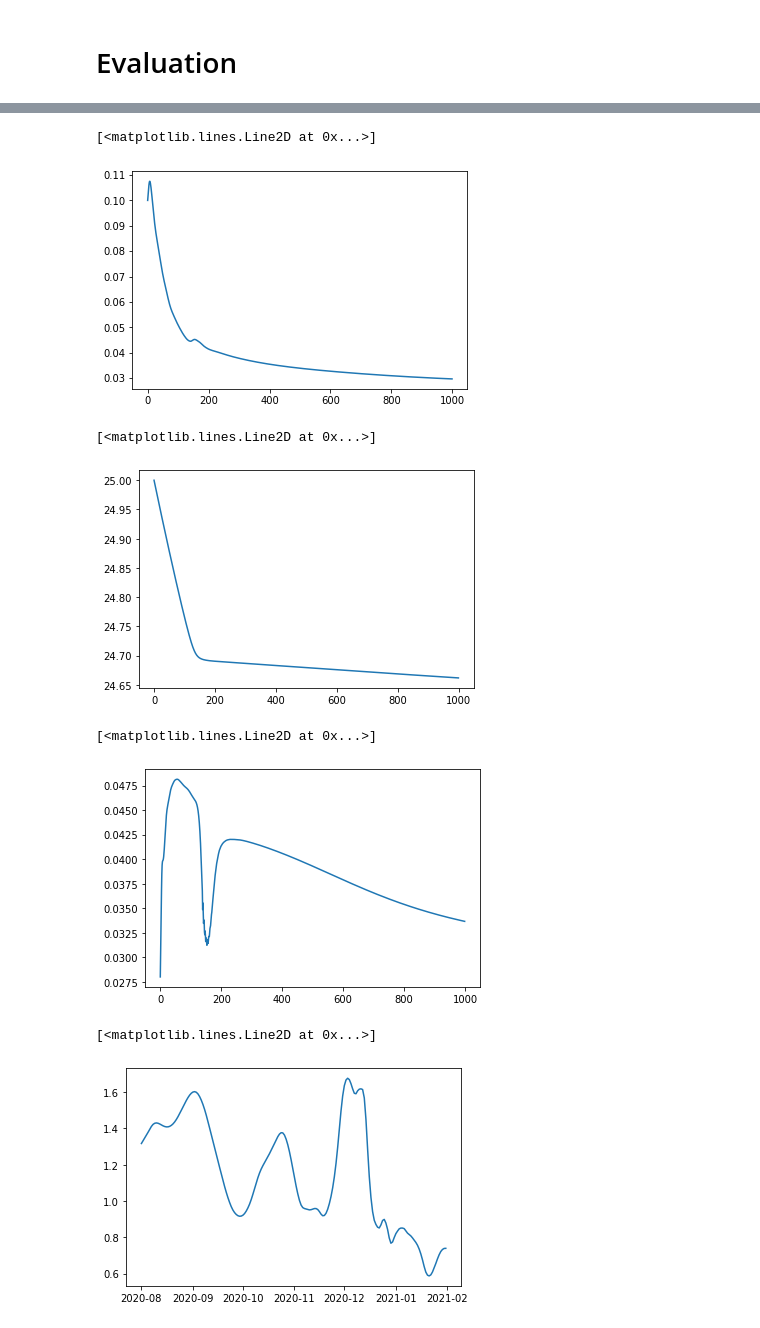
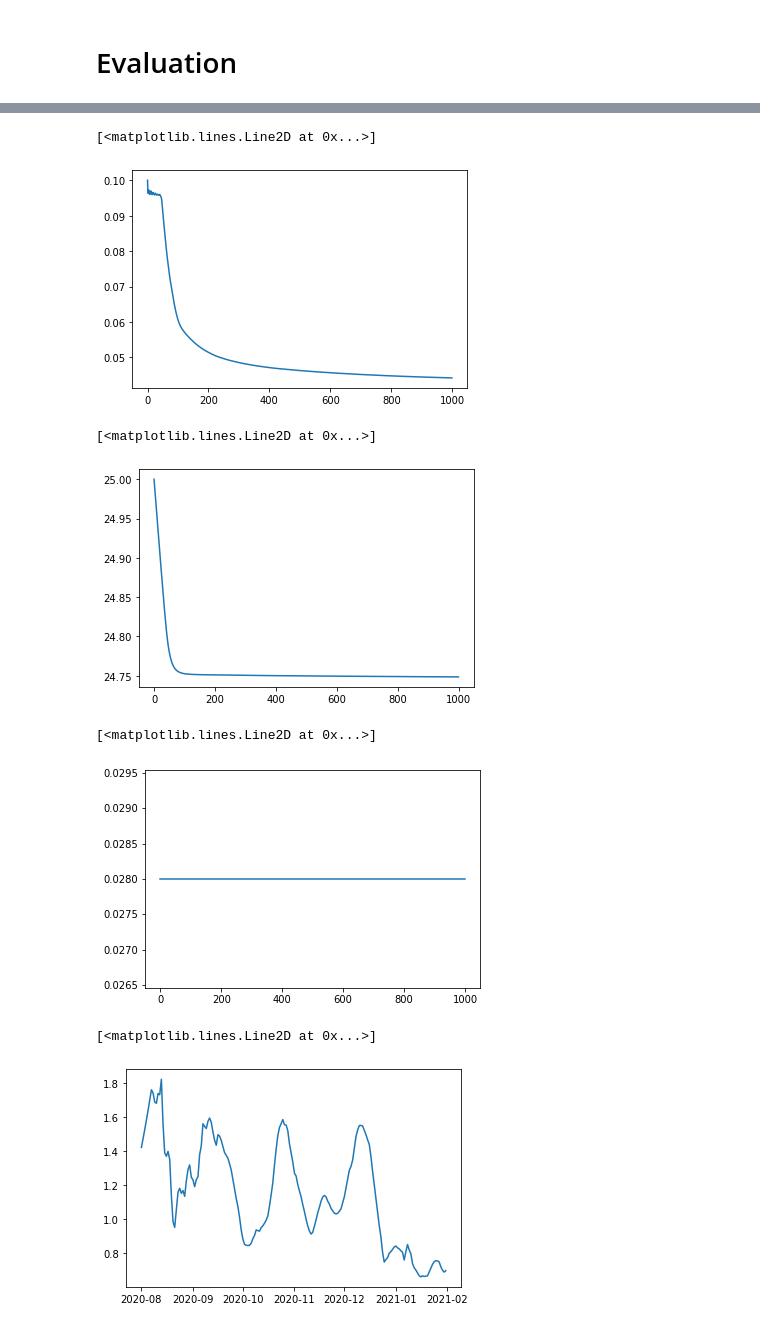
Before and after one commit to anuarsantoyo/master-thesis, a Jupyter notebook: model/model_optimization_randomwalk.ipynb, the cells around one changed output, grey strips where cells are left out. Cells and saved outputs as stored; diff of their text form; code cells hidden in the pictures.

Commit message:
inferred r value newly infected

```diff
--- a/model/model_optimization_randomwalk.ipynb
+++ b/model/model_optimization_randomwalk.ipynb
@@ -27,8 +27,8 @@ from model.modelhelper import *
 # %% [markdown]
 # Optimization Settings
 # %%
-observation = 'hospitalization' #'newly_infected' #'hospitalization'
-rolling_avg_obs = 2
+observation = 'newly_infected' # 'hospitalization' #'newly_infected' #'hospitalization'
+rolling_avg_obs = 7
 # Overall Time Period
 start_time='2020-08-01' # Mitte November/ Anfang Dezember bis Februar
 end_time='2021-02-01' # Begin Vaccination Wave
@@ -164,23 +165,23 @@ plt.plot(list_R0)
 plt.plot(list_sigma)
 # %% [output]
 [<matplotlib.lines.Line2D at 0x...>]
-[figure, old version]
+[figure, new version]
 # %%
 plt.plot(list_phi)
 # %% [output]
 [<matplotlib.lines.Line2D at 0x...>]
-[figure, old version]
+[figure, new version]
 # %%
 plt.plot(list_alpha)
 # %% [output]
 [<matplotlib.lines.Line2D at 0x...>]
-[figure, old version]
+[figure, new version]
 # %%
 df_rvalue = pd.DataFrame()
 df_rvalue['date'] = df_obs.Date
 df_rvalue['R_t'] = method.calculate_R().detach().numpy()
-#df_rvalue.to_csv('data/inferred_rvalue.csv', index=False)
+df_rvalue.to_csv('data/inferred_rvalue_infected.csv', index=False)
 plt.plot(df_rvalue['date'], df_rvalue['R_t'])
 # %% [output]
 [<matplotlib.lines.Line2D at 0x...>]
-[figure, old version]
+[figure, new version]
```
Also changed, not shown: parts of 7 cells of this notebook, 6 other files.
